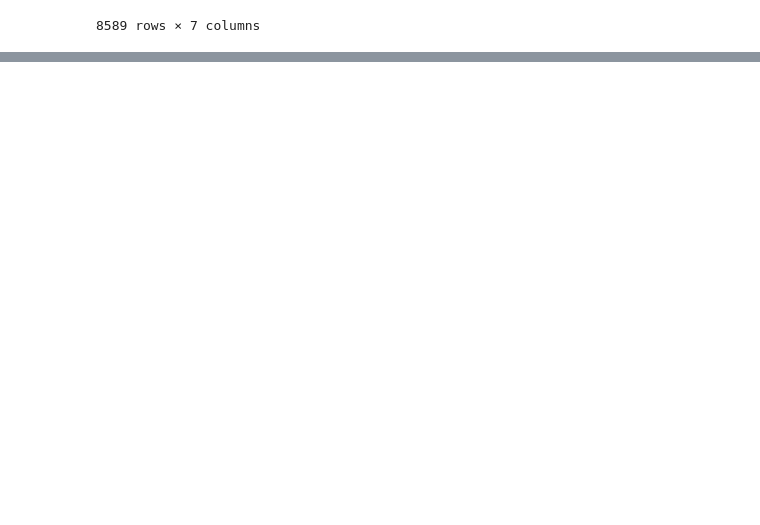
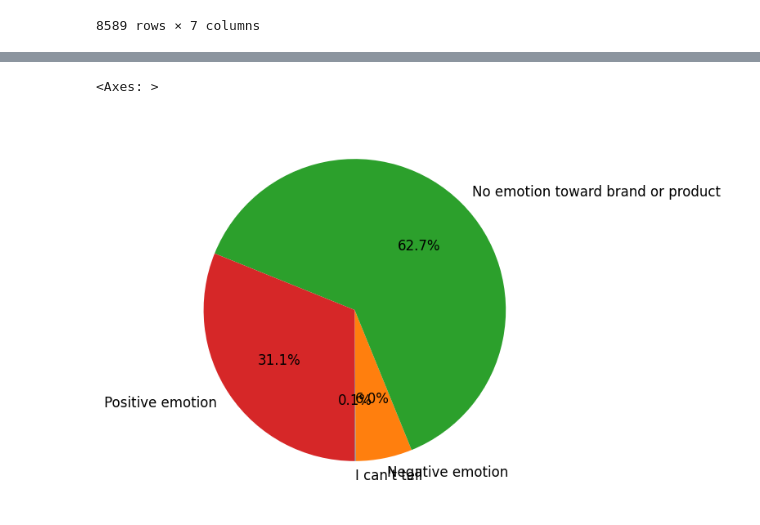
Before and after one commit to vyasn30/wysa-assesment, a Jupyter notebook: eda.ipynb, the cells around one changed output, grey strips where cells are left out. Saved outputs shown, nothing was run; the diff lists cells and outputs as text; code cells hidden in the pictures; blank space fills up the shorter version.

```diff
--- a/eda.ipynb
+++ b/eda.ipynb
@@ -390,0 +439,3 @@ iplot(fig, filename='overlaid histogram')
+# %%
+sentiment_counts = df.groupby(['is_there_an_emotion_directed_at_a_brand_or_product']).size()
+print(sentiment_counts)
@@ -390,0 +464,8 @@ iplot(fig, filename='overlaid histogram')
+# %%
+import matplotlib.pyplot as plt
+fig = plt.figure(figsize=(6,6), dpi=100)
+ax = plt.subplot(111)
+sentiment_counts.plot.pie(ax=ax, autopct='%1.1f%%', startangle=270, fontsize=12, label="")
+# %% [output]
+<Axes: >
+[figure, added]
```
Also changed, not shown: parts of 20 cells of this notebook, 16 other files.
